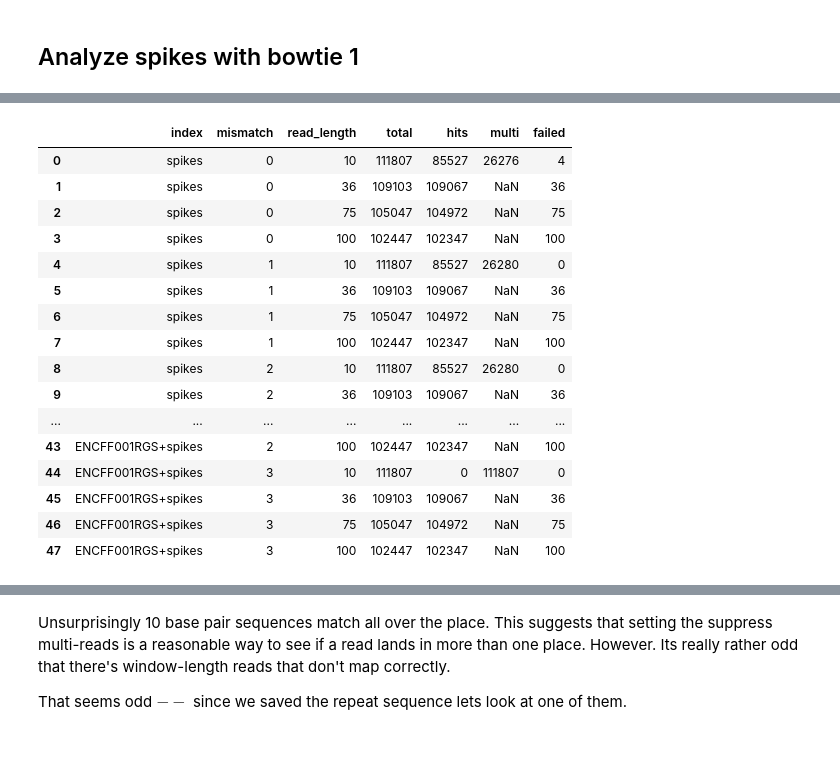
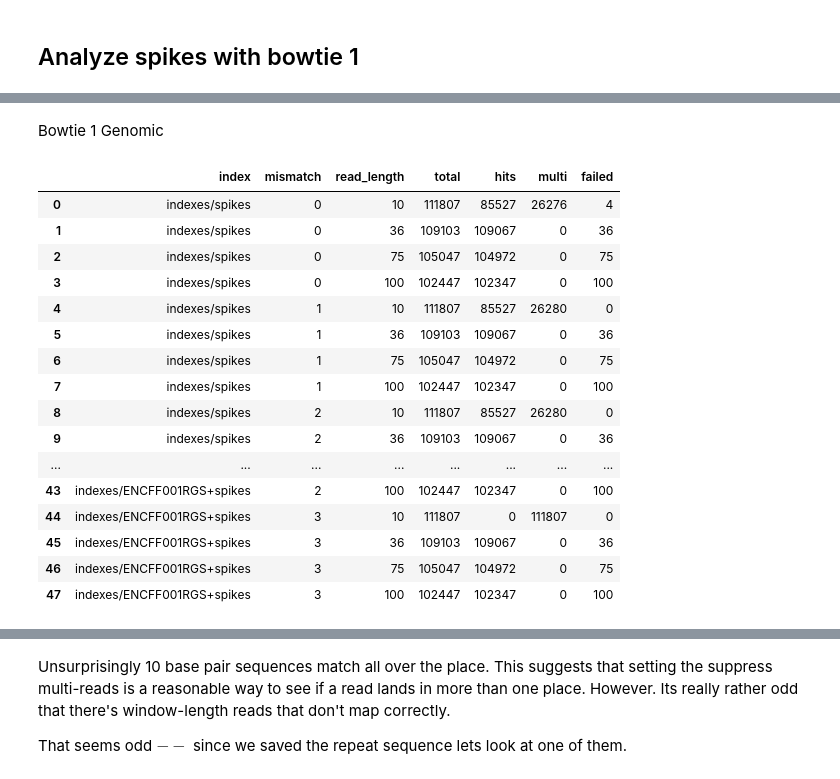
Before and after one commit to detrout/spike-evaluation, a Jupyter notebook: spike-evaluation.ipynb, the cells around one changed output, grey strips where cells are left out. Cells and saved outputs as stored; diff of their text form; code cells hidden in the pictures; blank space fills up the shorter version.

```diff
--- a/spike-evaluation.ipynb
+++ b/spike-evaluation.ipynb
@@ -46,9 +69,9 @@ Sizeof {int, long, long long, void*, size_t, off_t}: {4, 8, 8, 8, 8, 8}
 # %%
 def parse_bowtie1(result):
-    parsed = {'total': None,
-              'hits': None,
-              'failed': None,
-              'multi': None}
+    parsed = {'total': 0,
+              'hits': 0,
+              'failed': 0,
+              'multi': 0}
 
     terms = [ ('reads processed: ([\d]+)', 'total'),
               ('one reported alignment: ([\d]+)', 'hits'),
@@ -61,7 +84,7 @@ def parse_bowtie1(result):
                 parsed[variable] = int(match.group(1))
     return parsed
 # %%
- def bowtie(index_name, mismatches, read_length):
+ def bowtie(index_pathname, mismatches, read_length):
     """Using some ipython features run bowtie from python
 
     -v specifies the allowed number of mismatches in a range 0-3.
@@ -70,18 +93,21 @@ def parse_bowtie1(result):
 
     Using -m 1 should require all reads to be unique.
     """
-    result = ! bowtie indexes/{index_name}  -v {mismatches} -m 1 --best --strata -f \
+    path, index_name = os.path.split(index_pathname)
+    result = ! /woldlab/castor/data00/proj/genome/programs/bowtie-0.12.9/bowtie \
+                      {index_pathname}  -v {mismatches} -m 1 --best --strata -f \
                       spikes-{read_length}.fa \
                       --un {mismatches}-mm/unmapped-{index_name}-{read_length}.fa \
                       --max {mismatches}-mm/repeat-{index_name}-{read_length}.fa \
                       {mismatches}-mm/hits-{index_name}-{read_length}.txt
     return parse_bowtie1(result)
 # %%
-def process_bowtie1():
+def process_bowtie1(indexes, force=False):
     # uncomment for testing.
     #indexes = ['spikes']
-    if 'bowtie1' in cache:
-        return cache['bowtie1']
+    cache_name = 'bowtie1'
+    if cache_name in cache and not force:
+        return cache[cache_name]
     processed = []
     for index in indexes:
         for mismatch in mismatches:
@@ -94,25 +120,29 @@ def process_bowtie1():
                 properties.update(result)
                 processed.append(properties)
     df =  pandas.DataFrame(processed, columns=['index', 'mismatch', 'read_length', 'total', 'hits', 'multi', 'failed', ])
-    cache['bowtie1'] = df
+    cache[cache_name] = df
     return df
-# %%
-process_bowtie1()
-# %% [output]
-|  | index | mismatch | read_length | total | hits | multi | failed |
-| 0 | spikes | 0 | 10 | 111807 | 85527 | 26276 | 4 |
-| 1 | spikes | 0 | 36 | 109103 | 109067 | NaN | 36 |
-| 2 | spikes | 0 | 75 | 105047 | 104972 | NaN | 75 |
-| 3 | spikes | 0 | 100 | 102447 | 102347 | NaN | 100 |
-| 4 | spikes | 1 | 10 | 111807 | 85527 | 26280 | 0 |
-| 5 | spikes | 1 | 36 | 109103 | 109067 | NaN | 36 |
-| 6 | spikes | 1 | 75 | 105047 | 104972 | NaN | 75 |
-| 7 | spikes | 1 | 100 | 102447 | 102347 | NaN | 100 |
-| 8 | spikes | 2 | 10 | 111807 | 85527 | 26280 | 0 |
-| 9 | spikes | 2 | 36 | 109103 | 109067 | NaN | 36 |
-| ... | ... | ... | ... | ... | ... | ... | ... |
-| 43 | ENCFF001RGS+spikes | 2 | 100 | 102447 | 102347 | NaN | 100 |
-| 44 | ENCFF001RGS+spikes | 3 | 10 | 111807 | 0 | 111807 | 0 |
-| 45 | ENCFF001RGS+spikes | 3 | 36 | 109103 | 109067 | NaN | 36 |
-| 46 | ENCFF001RGS+spikes | 3 | 75 | 105047 | 104972 | NaN | 75 |
-| 47 | ENCFF001RGS+spikes | 3 | 100 | 102447 | 102347 | NaN | 100 |
+# %%
+bowtie1_results = process_bowtie1(bowtie1_indexes)
+# %% [markdown]
+Bowtie 1 Genomic
+# %%
+bowtie1_results[:48]
+# %% [output]
+|  | index | mismatch | read_length | total | hits | multi | failed |
+| 0 | indexes/spikes | 0 | 10 | 111807 | 85527 | 26276 | 4 |
+| 1 | indexes/spikes | 0 | 36 | 109103 | 109067 | 0 | 36 |
+| 2 | indexes/spikes | 0 | 75 | 105047 | 104972 | 0 | 75 |
+| 3 | indexes/spikes | 0 | 100 | 102447 | 102347 | 0 | 100 |
+| 4 | indexes/spikes | 1 | 10 | 111807 | 85527 | 26280 | 0 |
+| 5 | indexes/spikes | 1 | 36 | 109103 | 109067 | 0 | 36 |
+| 6 | indexes/spikes | 1 | 75 | 105047 | 104972 | 0 | 75 |
+| 7 | indexes/spikes | 1 | 100 | 102447 | 102347 | 0 | 100 |
+| 8 | indexes/spikes | 2 | 10 | 111807 | 85527 | 26280 | 0 |
+| 9 | indexes/spikes | 2 | 36 | 109103 | 109067 | 0 | 36 |
+| ... | ... | ... | ... | ... | ... | ... | ... |
+| 43 | indexes/ENCFF001RGS+spikes | 2 | 100 | 102447 | 102347 | 0 | 100 |
+| 44 | indexes/ENCFF001RGS+spikes | 3 | 10 | 111807 | 0 | 111807 | 0 |
+| 45 | indexes/ENCFF001RGS+spikes | 3 | 36 | 109103 | 109067 | 0 | 36 |
+| 46 | indexes/ENCFF001RGS+spikes | 3 | 75 | 105047 | 104972 | 0 | 75 |
+| 47 | indexes/ENCFF001RGS+spikes | 3 | 100 | 102447 | 102347 | 0 | 100 |
```
Also changed, not shown: parts of 21 cells of this notebook.
